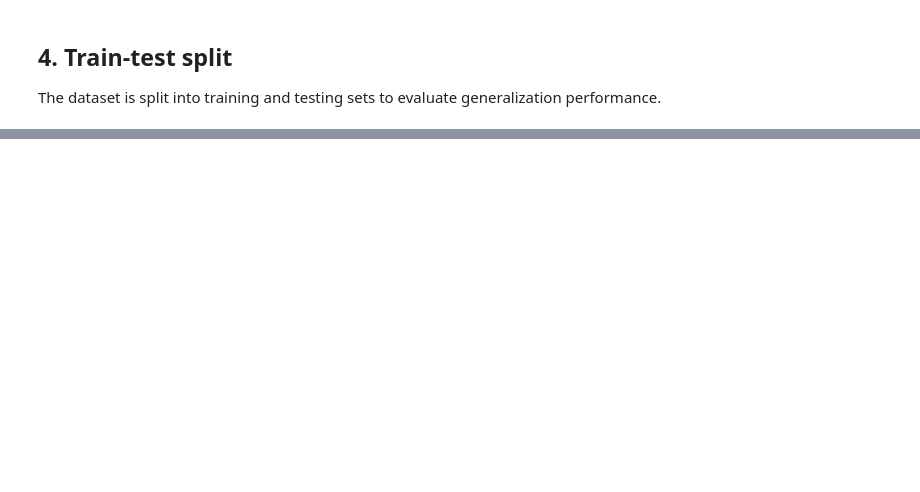
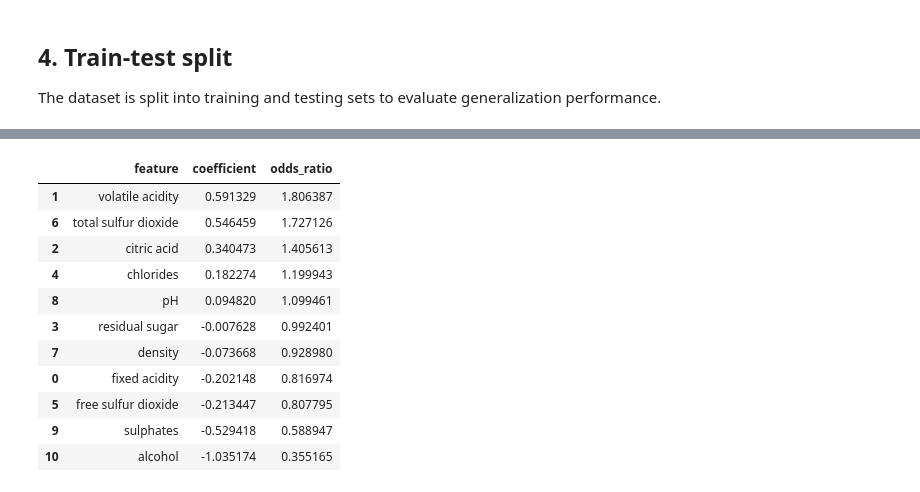
Before and after one commit to Martukigl/wine-analysis-project, a Jupyter notebook: notebooks/02_wine_quality_model.ipynb, the cells around one changed output, grey strips where cells are left out. Cells and saved outputs as stored; diff of their text form; code cells hidden in the pictures; blank space fills up the shorter version.

```diff
--- a/notebooks/02_wine_quality_model.ipynb
+++ b/notebooks/02_wine_quality_model.ipynb
@@ -914,0 +92,10 @@ plt.show()
+# %%
+X_train, X_test, y_train, y_test = train_test_split(
+    X, y,
+    test_size=0.2,
+    random_state=42,
+    stratify=y
+)
+
+print("Train distribution:\n", y_train.value_counts())
+print("\nTest distribution:\n", y_test.value_counts())
@@ -914,0 +280,30 @@ plt.show()
+# %%
+import pandas as pd
+import numpy as np
+
+# Extract model coefficients
+model = baseline_pipeline.named_steps["model"]
+feature_names = X_train.columns
+
+coef_df = pd.DataFrame({
+    "feature": feature_names,
+    "coefficient": model.coef_[0],
+})
+
+coef_df["odds_ratio"] = np.exp(coef_df["coefficient"])
+coef_df = coef_df.sort_values("odds_ratio", ascending=False)
+
+coef_df
+# %% [output]
+|  | feature | coefficient | odds_ratio |
+| 1 | volatile acidity | 0.591329 | 1.806387 |
+| 6 | total sulfur dioxide | 0.546459 | 1.727126 |
+| 2 | citric acid | 0.340473 | 1.405613 |
+| 4 | chlorides | 0.182274 | 1.199943 |
+| 8 | pH | 0.094820 | 1.099461 |
+| 3 | residual sugar | -0.007628 | 0.992401 |
+| 7 | density | -0.073668 | 0.928980 |
+| 0 | fixed acidity | -0.202148 | 0.816974 |
+| 5 | free sulfur dioxide | -0.213447 | 0.807795 |
+| 9 | sulphates | -0.529418 | 0.588947 |
+| 10 | alcohol | -1.035174 | 0.355165 |
```
Also changed, not shown: parts of 95 cells of this notebook, 1 other file.
